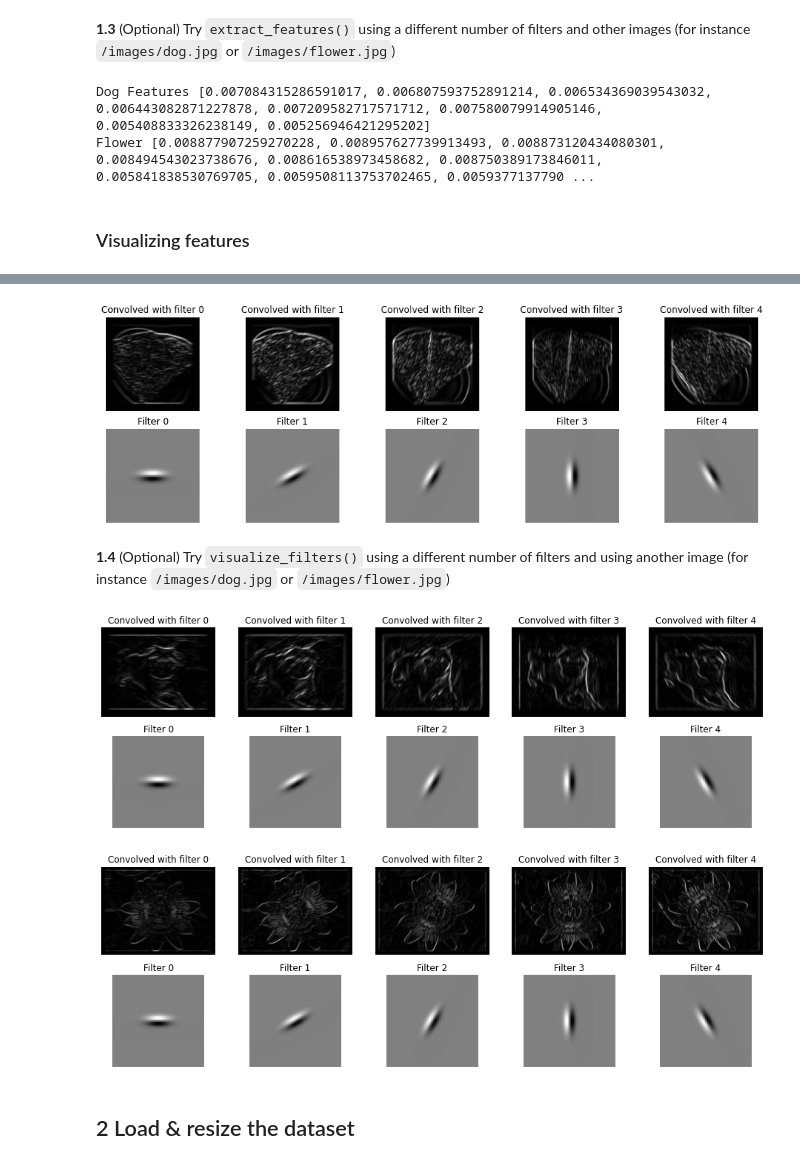
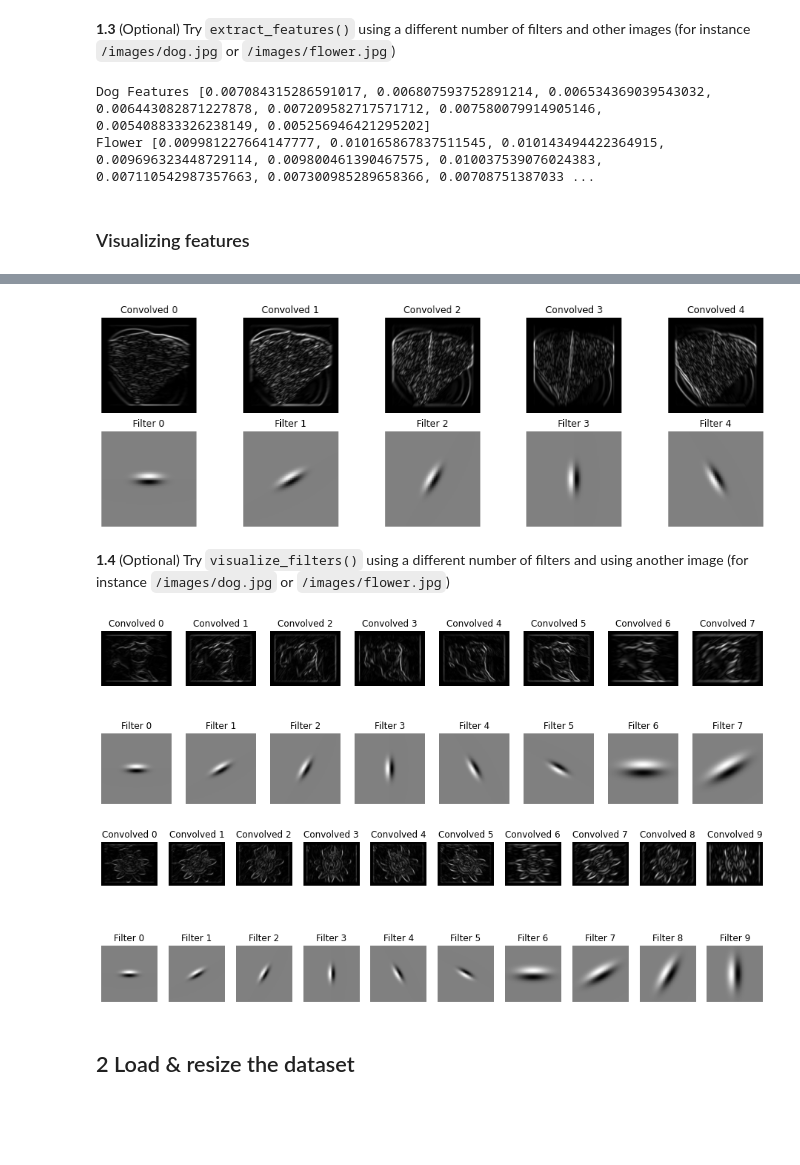
Before and after one commit to mates-info/artificial-vision, a Jupyter notebook: p5/P5_AntonioTigri_AndreuVall/P5-Part1.ipynb, the cells around one changed output, grey strips where cells are left out. Drawn from its saved outputs; the diff is of its cells as text; code cells hidden in the pictures; blank space fills up the shorter version.

```diff
--- a/p5/P5_AntonioTigri_AndreuVall/P5-Part1.ipynb
+++ b/p5/P5_AntonioTigri_AndreuVall/P5-Part1.ipynb
@@ -134,8 +134,10 @@ print('Features: ', list(im_features))
 
 **1.3** (Optional) Try ``extract_features()`` using a different number of filters and other images (for instance ``/images/dog.jpg`` or ``/images/flower.jpg``)
 # %%
+from skimage.transform import rescale
+
 dog = imread('images/dog.jpg', as_gray=True)
-flower = imread('images/flower.jpg', as_gray=True)
+flower = rescale(imread('images/flower.jpg', as_gray=True), 0.5)
 
 dog_features = list(get_image_features(dog, filter_bank, 8))
 flower_features = list(get_image_features(flower, filter_bank, 10))
@@ -144,7 +146,7 @@ print('Dog Features', dog_features)
 print('Flower', flower_features)
 # %% [output]
 Dog Features [0.007084315286591017, 0.006807593752891214, 0.006534369039543032, 0.006443082871227878, 0.007209582717571712, 0.007580079914905146, 0.005408833326238149, 0.005256946421295202]
-Flower [0.008877907259270228, 0.008957627739913493, 0.008873120434080301, 0.008494543023738676, 0.008616538973458682, 0.008750389173846011, 0.005841838530769705, 0.0059508113753702465, 0.0059377137790 ...
+Flower [0.009981227664147777, 0.010165867837511545, 0.010143494422364915, 0.009696323448729114, 0.009800461390467575, 0.010037539076024383, 0.007110542987357663, 0.007300985289658366, 0.00708751387033 ...
 # %% [markdown]
 ### Visualizing features
 # %% [markdown]
@@ -162,7 +164,7 @@ def visualize_features(im, filter_bank, n_filters=5):
     for i in range(n_filters):
         axs[0, i].imshow(np.abs(scipy.signal.convolve2d(im, filter_bank[:, :, i])), cmap='gray')
         axs[0, i].axis('off')
-        axs[0, i].set_title('Convolved with filter {}'.format(i))
+        axs[0, i].set_title('Convolved {}'.format(i))
         axs[1, i].imshow(filter_bank[:, :, i], cmap='gray')
         axs[1, i].axis('off')
         axs[1, i].set_title('Filter {}'.format(i))
@@ -170,17 +172,17 @@ def visualize_features(im, filter_bank, n_filters=5):
 ## Try the function
 visualize_features(pizza_gray, filter_bank)
 # %% [output]
-[figure, old version]
+[figure, new version]
 # %% [markdown]
 **1.4** (Optional) Try ``visualize_filters()`` using a different number of filters and using another image (for instance ``/images/dog.jpg`` or ``/images/flower.jpg``)
 # %%
-visualize_features(dog, filter_bank)
+visualize_features(dog, filter_bank, 8)
 # %% [output]
-[figure, old version]
+[figure, new version]
 # %%
-visualize_features(flower, filter_bank)
+visualize_features(flower, filter_bank, 10)
 # %% [output]
-[figure, old version]
+[figure, new version]
 # %% [markdown]
 ## 2 Load & resize the dataset
 # %% [markdown]
```
Also changed, not shown: parts of 14 cells of this notebook.
